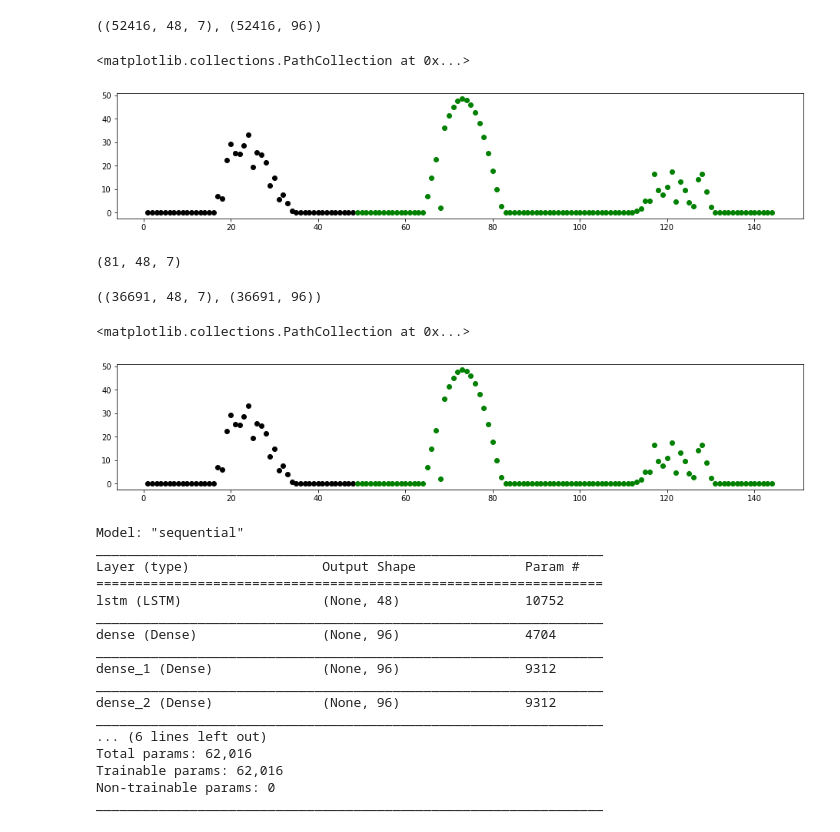
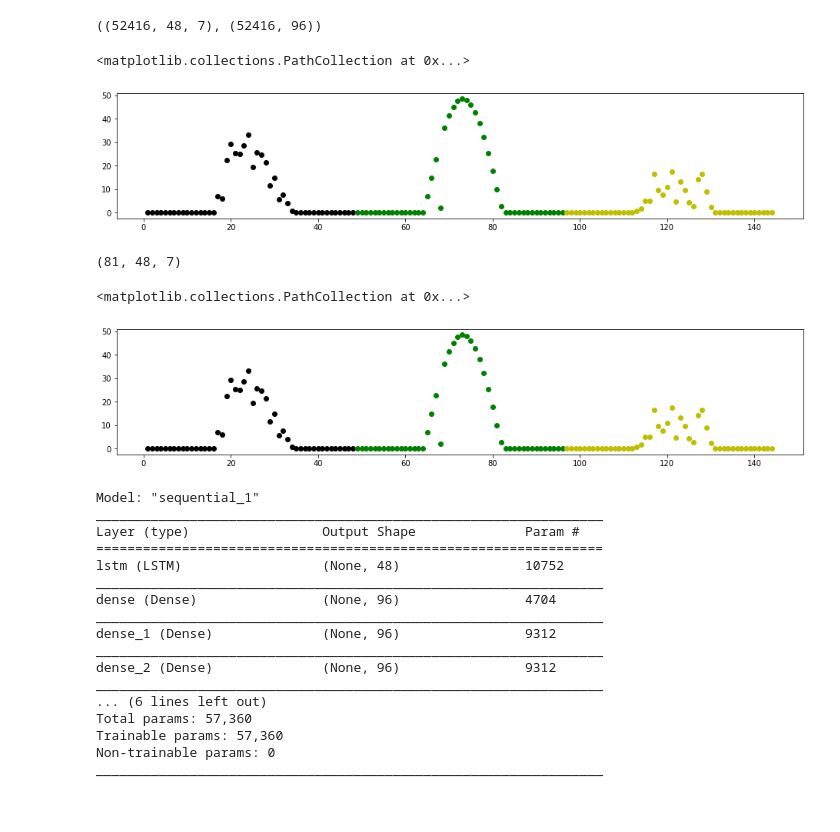
Before and after one commit to gogooma9/SolarGen, a Jupyter notebook: src/solar_gen.ipynb, the cells around one changed output. Saved outputs shown, nothing was run; the diff lists cells and outputs as text; code cells hidden in the pictures.

```diff
--- a/src/solar_gen.ipynb
+++ b/src/solar_gen.ipynb
@@ -88,7 +88,7 @@ scale_factors.append(ScalingFactor(MinMaxScaler(), ['DHI', 'DNI', 'WS', 'RH', 'T
 
 window_size = 48
 train = preprocess_data(df_train, scale_factors, window_size)
-train_label = slicing_data(df_train.iloc[window_size:]['TARGET'], 96)
+train_label = slicing_data(df_train.iloc[window_size:]['TARGET'], 48)
 
 # train[0].iloc[:, 1:].plot(subplots=True, layout=(1,6), figsize=(30,4))
 # train[0].iloc[:, 1:].hist(bins = 100, layout=(1,6), figsize=(30,4))
@@ -98,11 +98,12 @@ train.shape, train_label.shape
 # %%
 nth_data = 0
 fig, ax = plt.subplots(figsize=(16,3))
 ax.scatter([i+1 for i in range(48)], train[nth_data][:,1], color='k')
-ax.scatter([i+49 for i in range(96)], train_label[nth_data], color='g')
+ax.scatter([i+49 for i in range(48)], train_label[nth_data], color='g')
+ax.scatter([i+97 for i in range(48)], train_label[nth_data+48], color='y')
 # %% [output]
 <matplotlib.collections.PathCollection at 0x...>
-[figure, old version]
+[figure, new version]
 # %%
 test = []
 
@@ -121,19 +122,17 @@ X_test.shape
 (81, 48, 7)
 # %%
 from sklearn.model_selection import train_test_split
-X_train, X_valid, Y_train, Y_valid = train_test_split(train, train_label, test_size=0.3, random_state=0, shuffle=False)
-
-X_train.shape, Y_train.shape
+X_train1, X_valid1, Y_train1, Y_valid1 = train_test_split(train, train_label[:-48], test_size=0.3, random_state=0, shuffle=False)
+X_train2, X_valid2, Y_train2, Y_valid2 = train_test_split(train, train_label[48:], test_size=0.3, random_state=0, shuffle=False)
-# %% [output]
-((36691, 48, 7), (36691, 96))
 # %%
 nth_data = 0
 fig, ax = plt.subplots(figsize=(16,3))
-ax.scatter([i+1 for i in range(48)], X_train[nth_data][:,1], color='k')
-ax.scatter([i+49 for i in range(96)], Y_train[nth_data], color='g')
+ax.scatter([i+1 for i in range(48)], X_train1[nth_data][:,1], color='k')
+ax.scatter([i+49 for i in range(48)], Y_train1[nth_data], color='g')
+ax.scatter([i+97 for i in range(48)], Y_train2[nth_data], color='y')
 # %% [output]
 <matplotlib.collections.PathCollection at 0x...>
-[figure, old version]
+[figure, new version]
 # %%
 quantiles = [0.1, 0.2, 0.3, 0.4, 0.5, 0.6, 0.7, 0.8, 0.9]
 # %%
@@ -142,7 +141,8 @@ from tensorflow.keras.layers import LSTM, Dense
 rnn_layer = 48
 hidden_layer = 96
 
-models = []
+models1 = []
+models2 = []
 
 def ploss(q):
 
@@ -154,30 +154,31 @@ def ploss(q):
 
 for q in quantiles:
     rnn = tf.keras.Sequential()
-    rnn.add(LSTM(rnn_layer, input_shape=X_train[0].shape))
+    rnn.add(LSTM(rnn_layer, input_shape=X_train1[0].shape))
     rnn.add(Dense(hidden_layer, activation='relu'))
     rnn.add(Dense(hidden_layer, activation='relu'))
     rnn.add(Dense(hidden_layer, activation='relu'))
     rnn.add(Dense(hidden_layer, activation='relu'))
     rnn.add(Dense(hidden_layer, activation='relu'))
-    rnn.add(Dense(Y_train[0].shape[0]))
+    rnn.add(Dense(Y_train1[0].shape[0]))
     rnn.compile(loss=ploss(q=q), optimizer='adam')
-    models.append(rnn)
+    models1.append(rnn)
 
-# rnn = tf.keras.Sequential()
-# rnn.add(LSTM(rnn_layer, input_shape=X_train[0].shape))
-# rnn.add(Dense(hidden_layer, activation='relu'))
-# rnn.add(Dense(hidden_layer, activation='relu'))
-# rnn.add(Dense(hidden_layer, activation='relu'))
-# rnn.add(Dense(hidden_layer, activation='relu'))
-# rnn.add(Dense(hidden_layer, activation='relu'))
-# rnn.add(Dense(Y_train[0].shape[0]))
-# rnn.compile(loss=ploss(q=0.5), optimizer='adam')
-# models.append(rnn)
+for q in quantiles:
+    rnn = tf.keras.Sequential()
+    rnn.add(LSTM(rnn_layer, input_shape=X_train2[0].shape))
+    rnn.add(Dense(hidden_layer, activation='relu'))
+    rnn.add(Dense(hidden_layer, activation='relu'))
+    rnn.add(Dense(hidden_layer, activation='relu'))
+    rnn.add(Dense(hidden_layer, activation='relu'))
+    rnn.add(Dense(hidden_layer, activation='relu'))
+    rnn.add(Dense(Y_train2[0].shape[0]))
+    rnn.compile(loss=ploss(q=q), optimizer='adam')
+    models2.append(rnn)
 
-models[0].summary()
+models1[0].summary()
 # %% [output]
-Model: "sequential"
+Model: "sequential_1"
 _________________________________________________________________
 Layer (type)                 Output Shape              Param #
 =================================================================
@@ -190,8 +191,8 @@ _________________________________________________________________
 dense_2 (Dense)              (None, 96)                9312
 _________________________________________________________________
 ... (6 lines left out)
-Total params: 62,016
-Trainable params: 62,016
+Total params: 57,360
+Trainable params: 57,360
 Non-trainable params: 0
 _________________________________________________________________
 # %%
```
Also changed, not shown: parts of 9 cells of this notebook.
